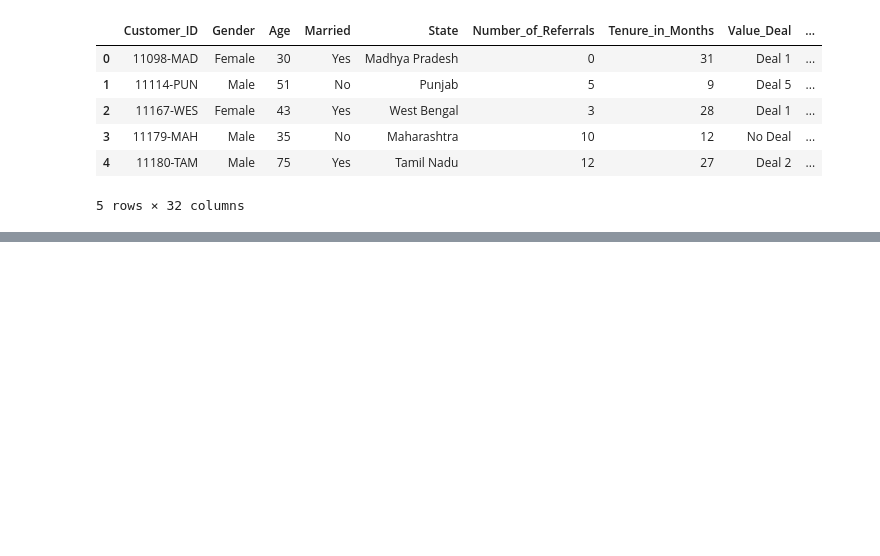
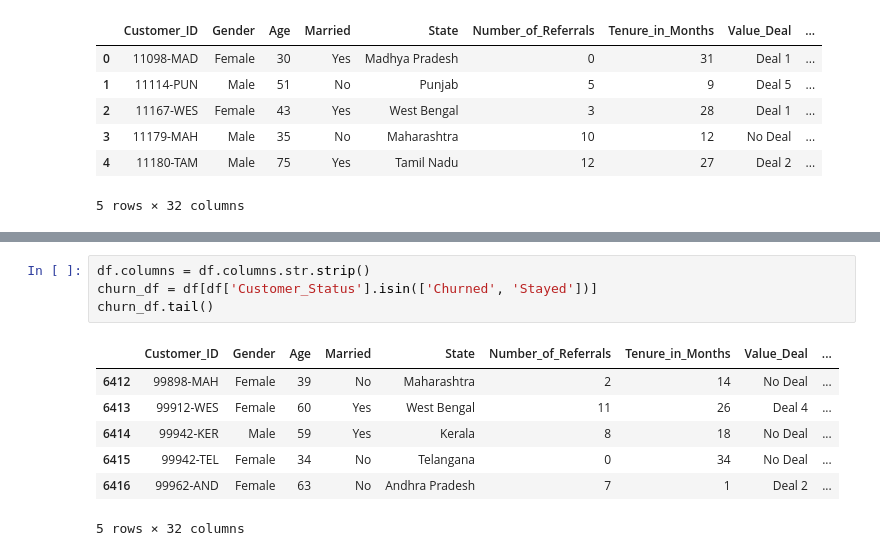
Before and after one commit to renunegii/customer-churn-analysis, a Jupyter notebook: customer_churn.ipynb, the cells around one changed output, grey strips where cells are left out. Cells and saved outputs as stored; diff of their text form; blank space fills up the shorter version.

```diff
--- a/customer_churn.ipynb
+++ b/customer_churn.ipynb
@@ -25,0 +68,12 @@ df.head()
+# %%
+df.columns = df.columns.str.strip()
+churn_df = df[df['Customer_Status'].isin(['Churned', 'Stayed'])]
+churn_df.tail()
+# %% [output]
+|  | Customer_ID | Gender | Age | Married | State | Number_of_Referrals | Tenure_in_Months | Value_Deal | ... |
+| 6412 | 99898-MAH | Female | 39 | No | Maharashtra | 2 | 14 | No Deal | ... |
+| 6413 | 99912-WES | Female | 60 | Yes | West Bengal | 11 | 26 | Deal 4 | ... |
+| 6414 | 99942-KER | Male | 59 | Yes | Kerala | 8 | 18 | No Deal | ... |
+| 6415 | 99942-TEL | Female | 34 | No | Telangana | 0 | 34 | No Deal | ... |
+| 6416 | 99962-AND | Female | 63 | No | Andhra Pradesh | 7 | 1 | Deal 2 | ... |
+5 rows × 32 columns
```
Also changed, not shown: parts of 6 cells of this notebook.
